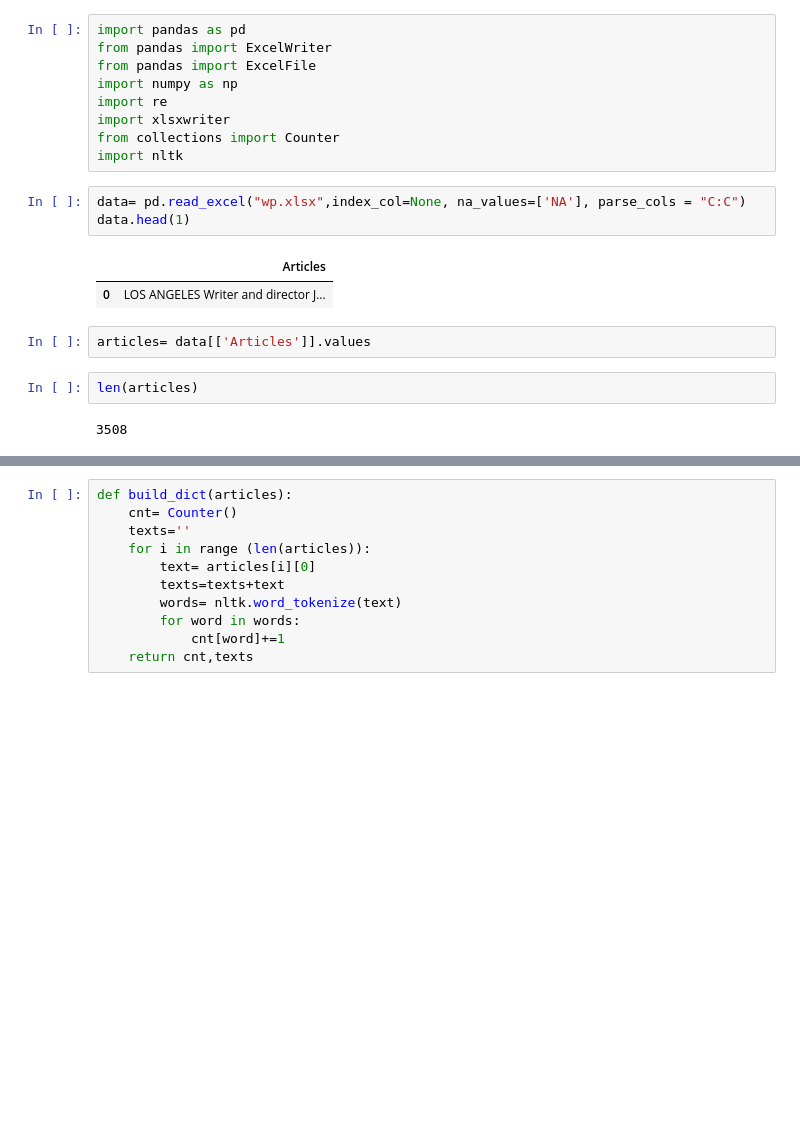
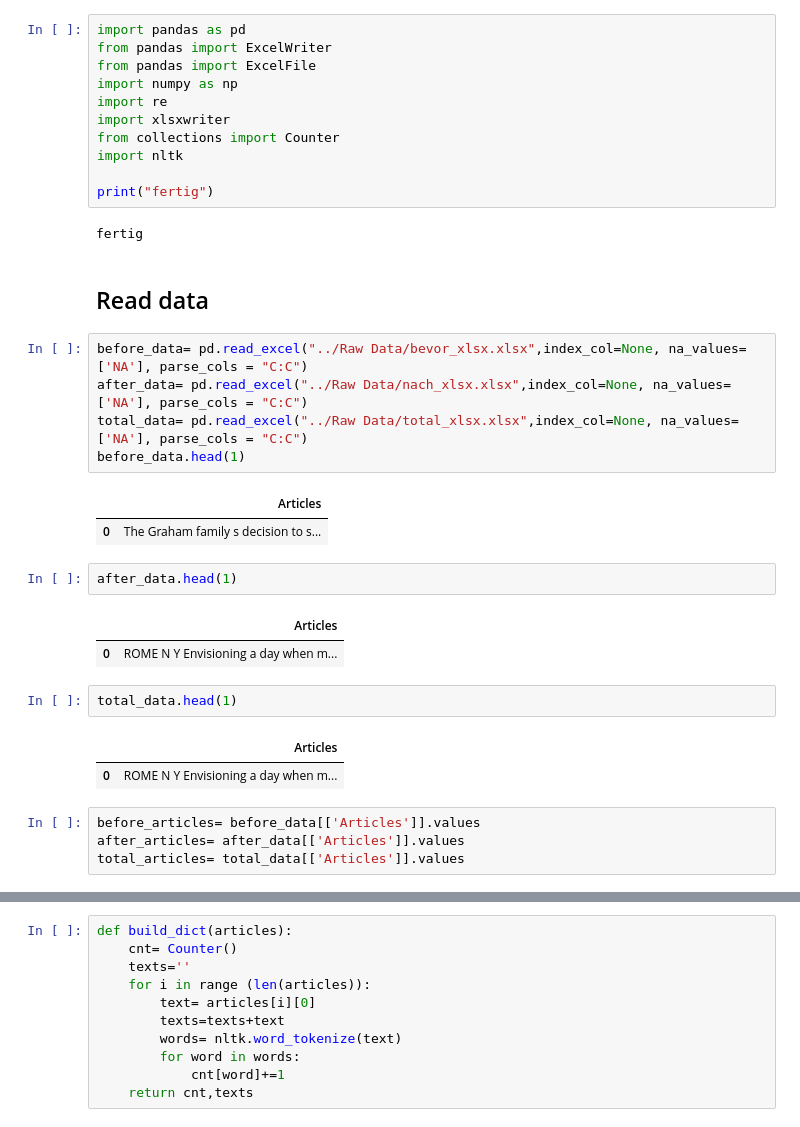
Before and after one commit to Zwiebeln/PythonPractices, a Jupyter notebook: Häufigkeit.ipynb, the cells around one changed output, grey strips where cells are left out. Drawn from its saved outputs; the diff is of its cells as text; blank space fills up the shorter version.

```diff
--- a/Häufigkeit.ipynb
+++ b/Häufigkeit.ipynb
@@ -7,15 +7,31 @@ import re
 import xlsxwriter
 from collections import Counter
 import nltk
+
+print("fertig")
+# %% [output]
+fertig
-# %%
-data= pd.read_excel("wp.xlsx",index_col=None, na_values=['NA'], parse_cols = "C:C")
-data.head(1)
-# %% [output]
-|  | Articles |
-| 0 | LOS ANGELES Writer and director J... |
-# %%
-articles= data[['Articles']].values
-# %%
-len(articles)
-# %% [output]
-3508
+# %% [markdown]
+## Read data
+# %%
+before_data= pd.read_excel("../Raw Data/bevor_xlsx.xlsx",index_col=None, na_values=['NA'], parse_cols = "C:C")
+after_data= pd.read_excel("../Raw Data/nach_xlsx.xlsx",index_col=None, na_values=['NA'], parse_cols = "C:C")
+total_data= pd.read_excel("../Raw Data/total_xlsx.xlsx",index_col=None, na_values=['NA'], parse_cols = "C:C")
+before_data.head(1)
+# %% [output]
+|  | Articles |
+| 0 | The Graham family s decision to s... |
+# %%
+after_data.head(1)
+# %% [output]
+|  | Articles |
+| 0 | ROME N Y Envisioning a day when m... |
+# %%
+total_data.head(1)
+# %% [output]
+|  | Articles |
+| 0 | ROME N Y Envisioning a day when m... |
+# %%
+before_articles= before_data[['Articles']].values
+after_articles= after_data[['Articles']].values
+total_articles= total_data[['Articles']].values
```
Also changed, not shown: parts of 28 cells of this notebook, 22 other files.
